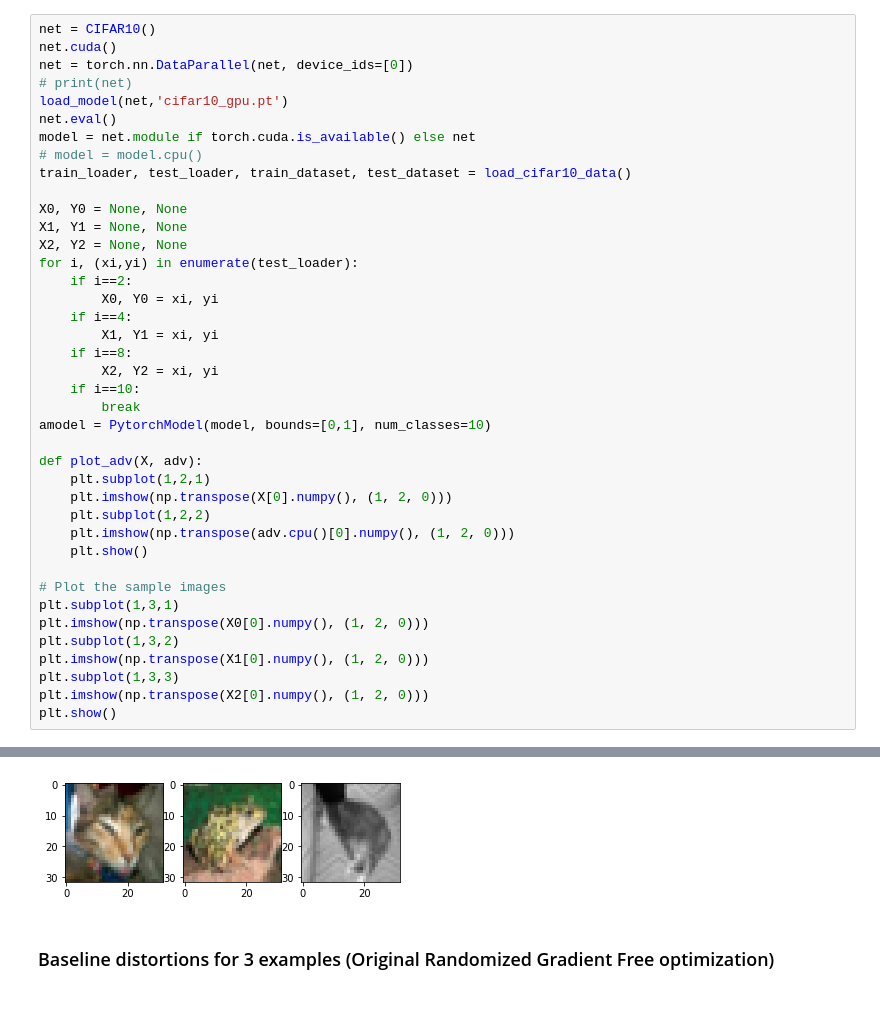
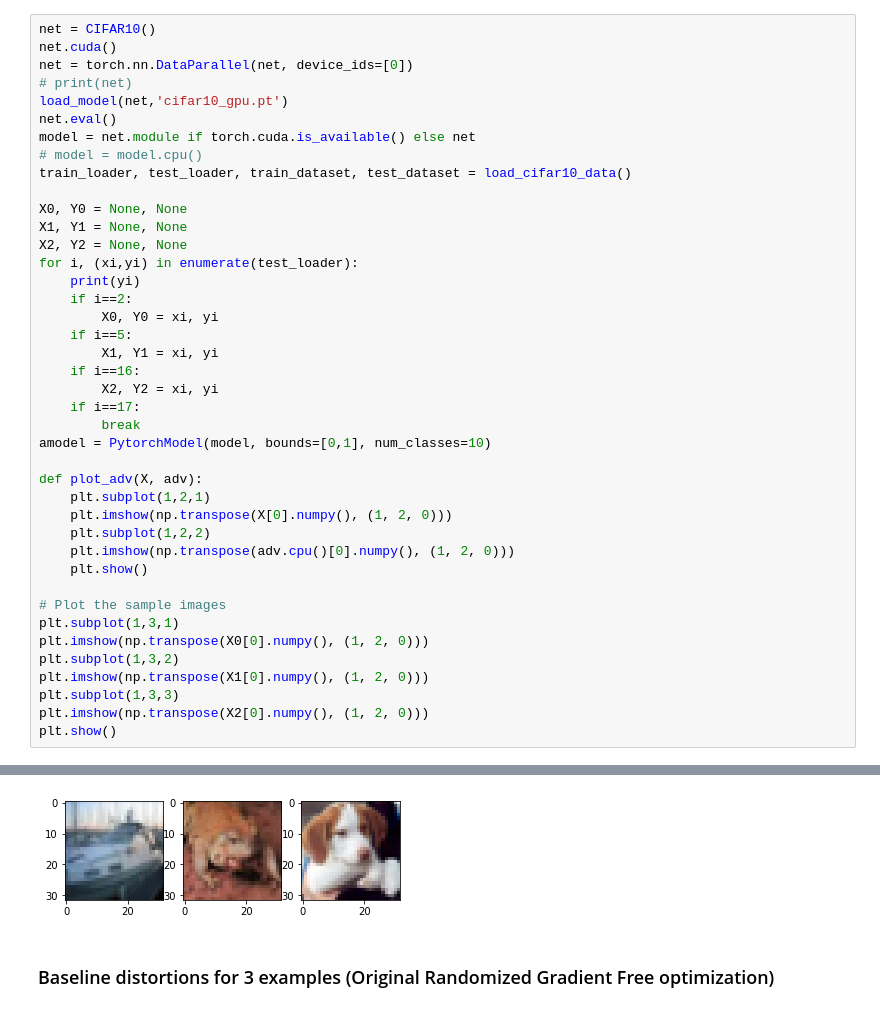
Before and after one commit to cmhcbb/attackbox, a Jupyter notebook: sign_sgd/test_cifar.ipynb, the cells around one changed output, grey strips where cells are left out. Drawn from its saved outputs; the diff is of its cells as text.

```diff
--- a/sign_sgd/test_cifar.ipynb
+++ b/sign_sgd/test_cifar.ipynb
@@ -41,13 +44,14 @@ X0, Y0 = None, None
 X1, Y1 = None, None
 X2, Y2 = None, None
 for i, (xi,yi) in enumerate(test_loader):
+    print(yi)
     if i==2:
         X0, Y0 = xi, yi
-    if i==4:
+    if i==5:
         X1, Y1 = xi, yi
-    if i==8:
+    if i==16:
         X2, Y2 = xi, yi
-    if i==10:
+    if i==17:
         break
 amodel = PytorchModel(model, bounds=[0,1], num_classes=10)
 
@@ -72,4 +94,4 @@ Files already downloaded and verified
-[figure, old version]
+[figure, new version]
 # %% [markdown]
 ### Baseline distortions for 3 examples (Original Randomized Gradient Free optimization)
 # %% [markdown]
```
Also changed, not shown: parts of 7 cells of this notebook, 29 other files.
